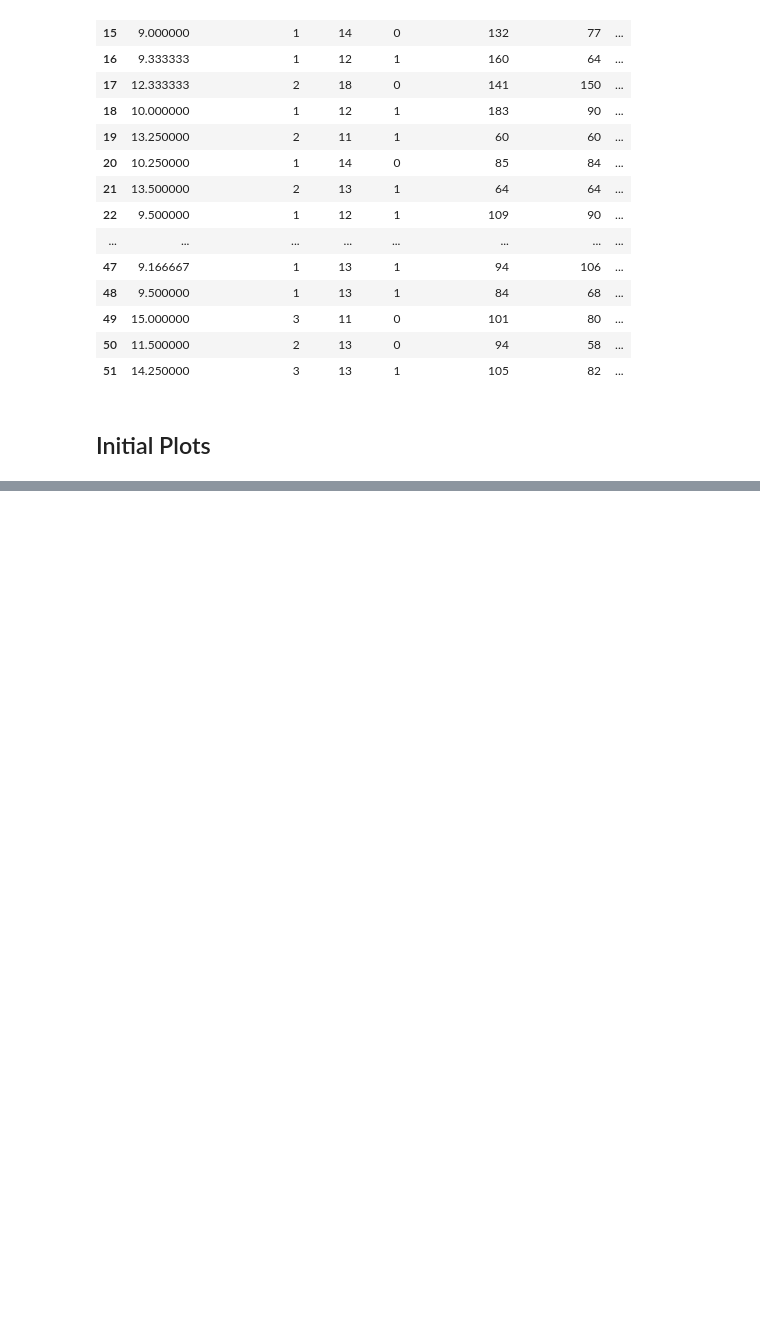
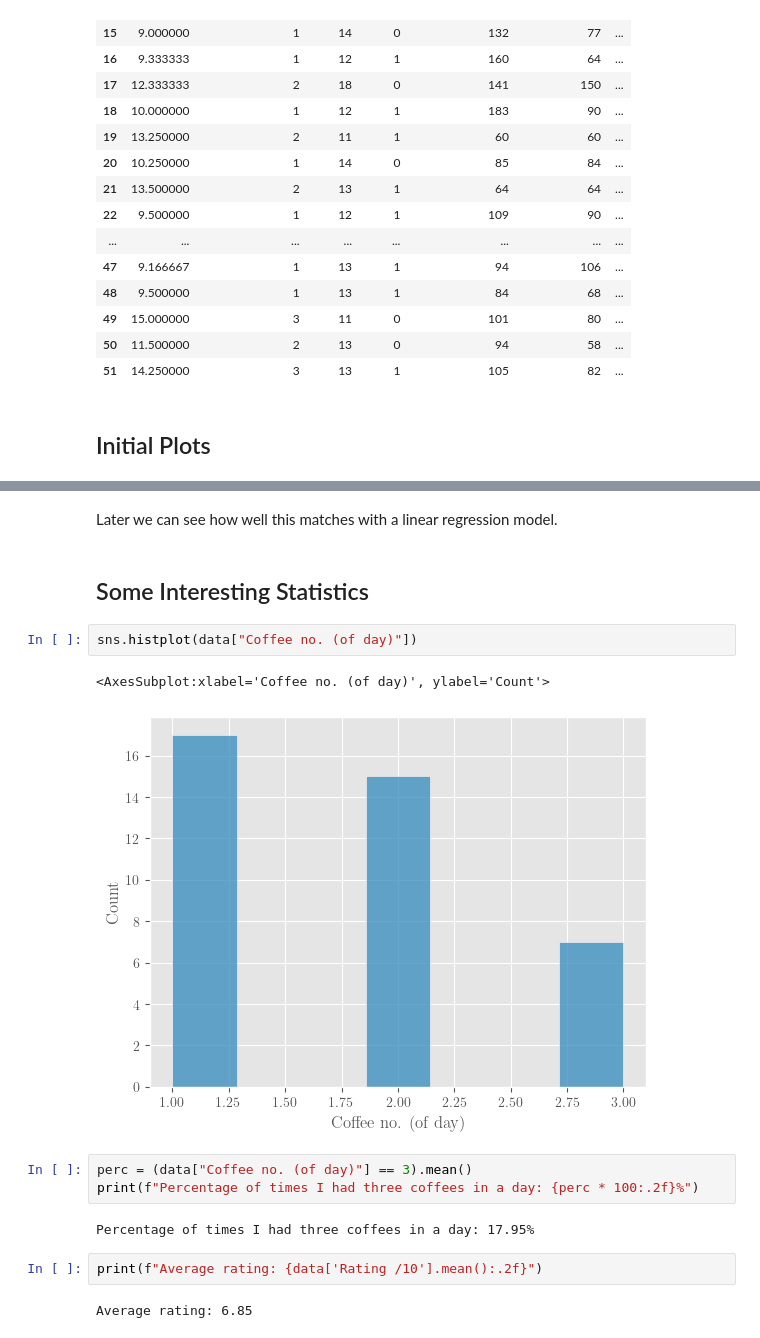
Before and after one commit to dannyjameswilliams/coffee, a Jupyter notebook: analysis/eda.ipynb, the cells around one changed output, grey strips where cells are left out. Cells and saved outputs as stored; diff of their text form; blank space fills up the shorter version.

```diff
--- a/analysis/eda.ipynb
+++ b/analysis/eda.ipynb
@@ -64,0 +79,18 @@ sns.pairplot(data, diag_kind='kde', plot_kws={'alpha': 0.5})
+# %% [markdown]
+Later we can see how well this matches with a linear regression model.
+# %% [markdown]
+## Some Interesting Statistics
+# %%
+sns.histplot(data["Coffee no. (of day)"])
+# %% [output]
+<AxesSubplot:xlabel='Coffee no. (of day)', ylabel='Count'>
+[figure, added]
+# %%
+perc = (data["Coffee no. (of day)"] == 3).mean()
+print(f"Percentage of times I had three coffees in a day: {perc * 100:.2f}%")
+# %% [output]
+Percentage of times I had three coffees in a day: 17.95%
+# %%
+print(f"Average rating: {data['Rating /10'].mean():.2f}")
+# %% [output]
+Average rating: 6.85
```
Also changed, not shown: parts of 6 cells of this notebook.
